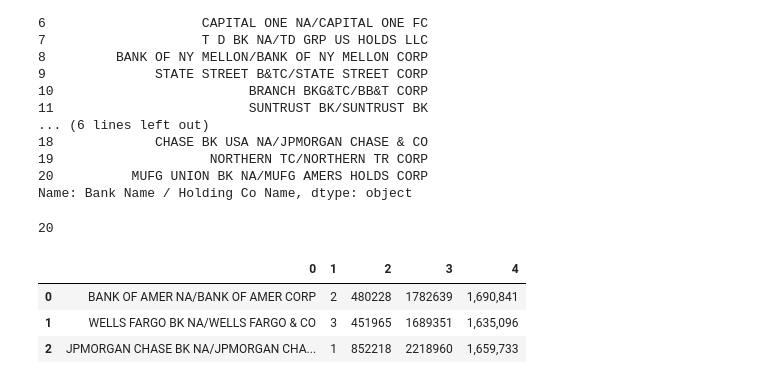
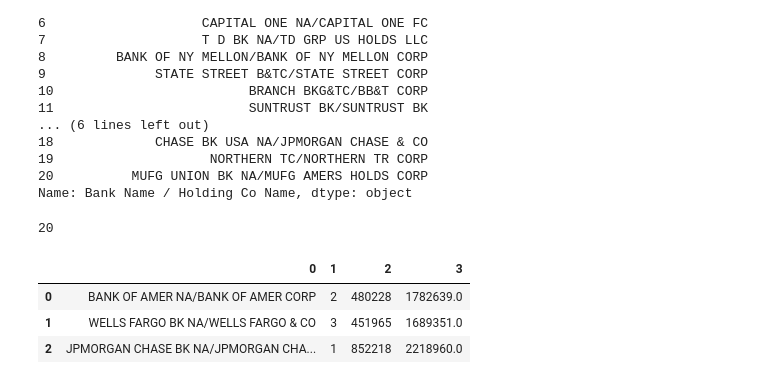
Before and after one commit to LambdaSchool/DS-Unit-1-Sprint-5-Data-Storytelling-Blog-Post, a Jupyter notebook: s&p_banks.ipynb, the cells around one changed output. Saved outputs shown, nothing was run; the diff lists cells and outputs as text; code cells hidden in the pictures.

Commit message:
last plot done. i really don't want to spend my life on processing such type of data. well database design could save a lot of effort.

```diff
--- a/s&p_banks.ipynb
+++ b/s&p_banks.ipynb
@@ -153,7 +161,9 @@ df['Company'].isna().sum())
 # %%
 # convert numeric field
 (df_banks['Consol Assets (Mil $)']
- .replace(",", "", regex=True, inplace=True)
+ .replace([",","\."], ["",""],
+          regex=True, inplace=True)
 )
+df_banks['Consol Assets (Mil $)'] = pd.to_numeric(df_banks['Consol Assets (Mil $)'])
 df_banks['Consol Assets (Mil $)'].head(2)
 # %% [output]
@@ -339,10 +356,10 @@ len(seq)
 # %% [output]
 20
 # %%
-df_topbanks = pd.DataFrame([df_banks.iloc[:21,[0,1,2,5,6]].values[s] for s in seq])
+df_topbanks = pd.DataFrame([df_banks.iloc[:21,[0,1,2,5]].values[s] for s in seq])
 df_topbanks.head(3)
 # %% [output]
-|  | 0 | 1 | 2 | 3 | 4 |
-| 0 | BANK OF AMER NA/BANK OF AMER CORP | 2 | 480228 | 1782639 | 1,690,841 |
-| 1 | WELLS FARGO BK NA/WELLS FARGO & CO | 3 | 451965 | 1689351 | 1,635,096 |
-| 2 | JPMORGAN CHASE BK NA/JPMORGAN CHA... | 1 | 852218 | 2218960 | 1,659,733 |
+|  | 0 | 1 | 2 | 3 |
+| 0 | BANK OF AMER NA/BANK OF AMER CORP | 2 | 480228 | 1782639.0 |
+| 1 | WELLS FARGO BK NA/WELLS FARGO & CO | 3 | 451965 | 1689351.0 |
+| 2 | JPMORGAN CHASE BK NA/JPMORGAN CHA... | 1 | 852218 | 2218960.0 |
```
Also changed, not shown: parts of 16 cells of this notebook.
